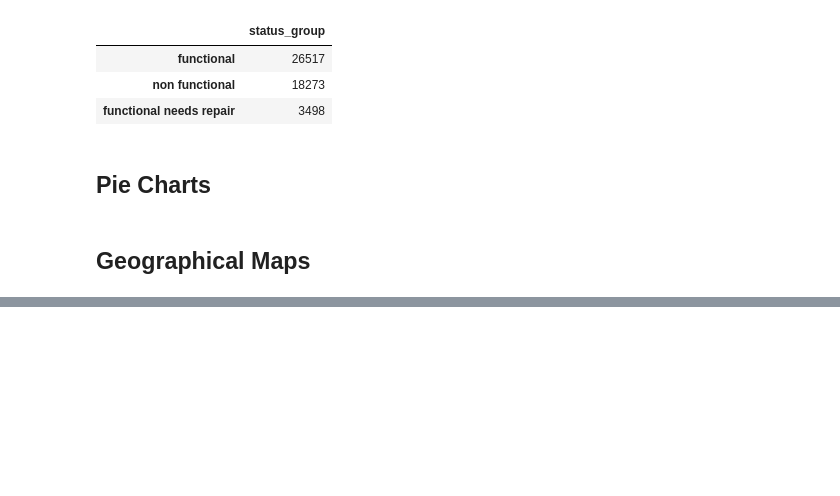
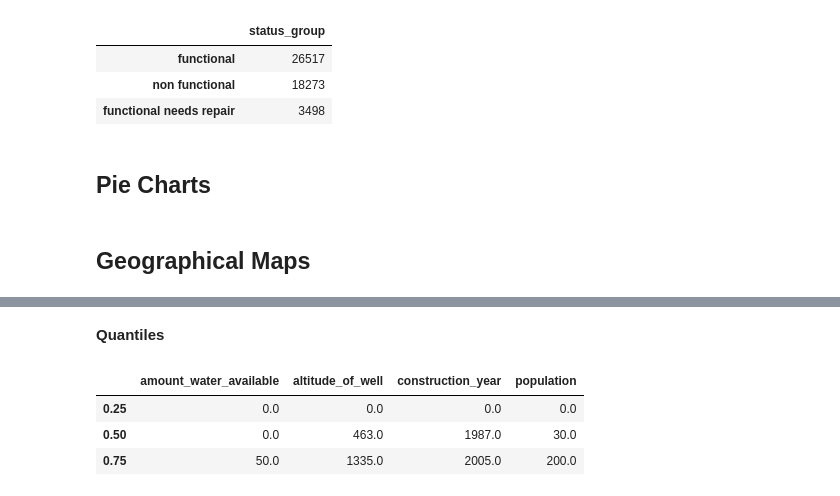
Before and after one commit to njonge-nathan/Capstone-Data-Mining-the-Water-Table.ipynb, a Jupyter notebook: Capstone_Data_Mining_the_Water_Table.ipynb, the cells around one changed output, grey strips where cells are left out. Saved outputs shown, nothing was run; the diff lists cells and outputs as text; code cells hidden in the pictures; blank space fills up the shorter version.

```diff
--- a/Capstone_Data_Mining_the_Water_Table.ipynb
+++ b/Capstone_Data_Mining_the_Water_Table.ipynb
@@ -959,0 +970,3 @@ train_final['status_group'].value_counts().to_frame()
+# %%
+# assigning numerical columns
+numerical_cols = train_final[['amount_water_available','altitude_of_well',"construction_year","population"]]
@@ -959,0 +1022,10 @@ train_final['status_group'].value_counts().to_frame()
+# %% [markdown]
+**Quantiles**
+# %%
+#quantiles
+numerical_cols.quantile([0.25,0.50,0.75])
+# %% [output]
+|  | amount_water_available | altitude_of_well | construction_year | population |
+| 0.25 | 0.0 | 0.0 | 0.0 | 0.0 |
+| 0.50 | 0.0 | 463.0 | 1987.0 | 30.0 |
+| 0.75 | 50.0 | 1335.0 | 2005.0 | 200.0 |
```
Also changed, not shown: parts of 15 cells of this notebook.
